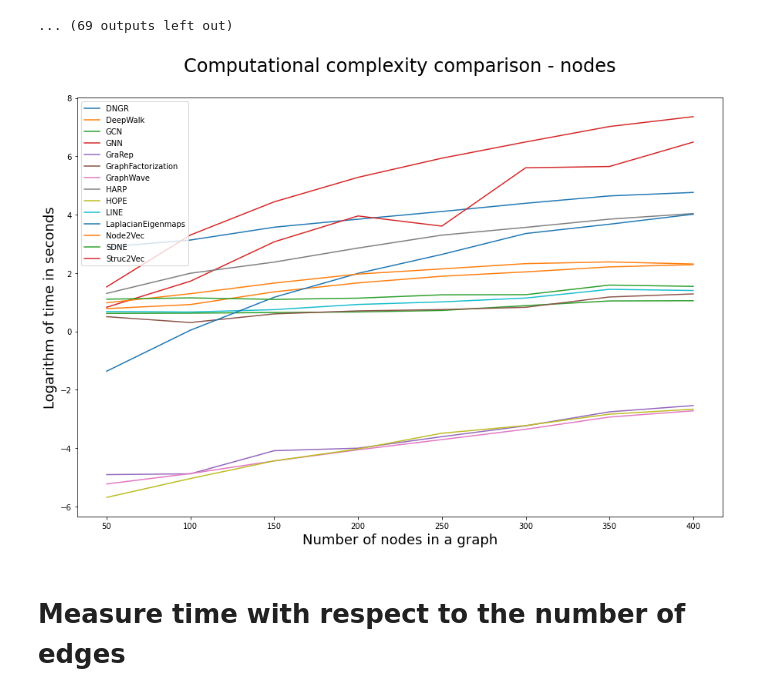
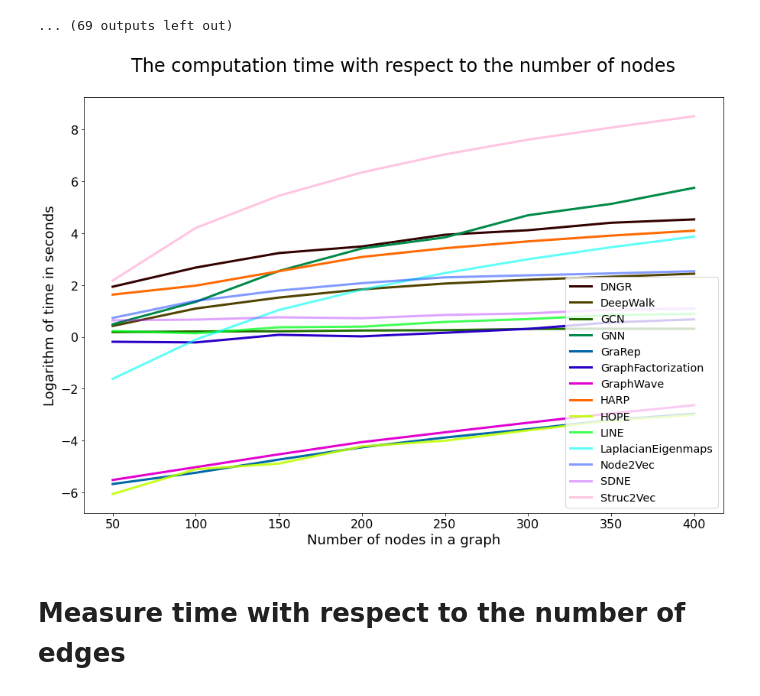
Before and after one commit to lukaszbrzozowski/ReLeGy, a Jupyter notebook: Analysis/Resource Analysis.ipynb, the cells around one changed output. Cells and saved outputs as stored; diff of their text form; code cells hidden in the pictures.

```diff
--- a/Analysis/Resource Analysis.ipynb
+++ b/Analysis/Resource Analysis.ipynb
@@ -91,3 +97,20 @@ def profile_method(method_class, **kwargs):
     profiling_results.append([])
     profiling_results[-1].append(method_class)
     method_class.fast_embed(**kwargs)
+
+def generate_colormap(N):
+    arr = np.arange(N)/N
+    N_up = int(math.ceil(N/7)*7)
+    arr.resize(N_up)
+    arr = arr.reshape(7,N_up//7).T.reshape(-1)
+    ret = plt.cm.hsv(arr)
+    n = ret[:,3].size
+    a = n//2
+    b = n-a
+    for i in range(3):
+        ret[0:n//2,i] *= np.arange(0.2,1,0.8/a)
+    ret[n//2:,3] *= np.arange(1,0.1,-0.9/b)
+#     print(ret)
+    return ret
+
+color=generate_colormap(14)
@@ -138,39 +178,42 @@ Graph size: 150
 # %%
 rcParams["figure.figsize"] = 15, 10
 
 iterations = 10
 result_dict_nodes_loaded = [None]*iterations
 for i in range(iterations):
-    with open(f"Resource/time_analysis_results_nodes.p","rb") as f:
+    with open(f"Resource/time_analysis_results_nodes-{i}.p","rb") as f:
         result_dict_nodes_loaded[i] = pickle.load(f)
 
 method_result_dict = {method_class:{} for method_name, method_class in inspect.getmembers(rle)[:14]}
 for result_dict in result_dict_nodes_loaded:
     for key, values in result_dict.items():
         for method_class, measures, _ in values:
             if key in method_result_dict[method_class]:
                 method_result_dict[method_class][key] += measures[3]
             else:
                 method_result_dict[method_class][key] = measures[3]
 
 for method in method_result_dict.keys():
     for key in method_result_dict[method].keys():
         method_result_dict[method][key] /= iterations
 
 
-for i in method_result_dict.keys():
-    curv = np.array(list(method_result_dict[i].items()))
-    name = str(i).split(".")[3]
+
+for i, r in enumerate(method_result_dict.keys()):
+    curv = np.array(list(method_result_dict[r].items()))
+    name = str(r).split(".")[3]
     name = name.split("'")[0]
-    plt.plot(curv[:, 0], np.log(curv[:, 1]), label=name)
-plt.legend()
-plt.title("Computational complexity comparison - nodes\n", fontsize=24)
+    plt.plot(curv[:, 0], np.log(curv[:, 1]), label=name, linewidth=3, color=color[i])
+plt.legend(fontsize='x-large')
+plt.title("The computation time with respect to the number of nodes\n", fontsize=24)
 plt.xlabel("Number of nodes in a graph",  fontsize=18)
+plt.xticks(fontsize=16)
 plt.ylabel("Logarithm of time in seconds",  fontsize=18)
+plt.yticks(fontsize=16)
 plt.savefig("Resource/time-nodes.png", transparent=True)
 plt.show()
 # %% [output]
-[figure, old version]
+[figure, new version]
 # %% [markdown]
 # Measure time with respect to the number of edges
 # %%
```
Also changed, not shown: parts of 4 cells of this notebook, 33 other files.
